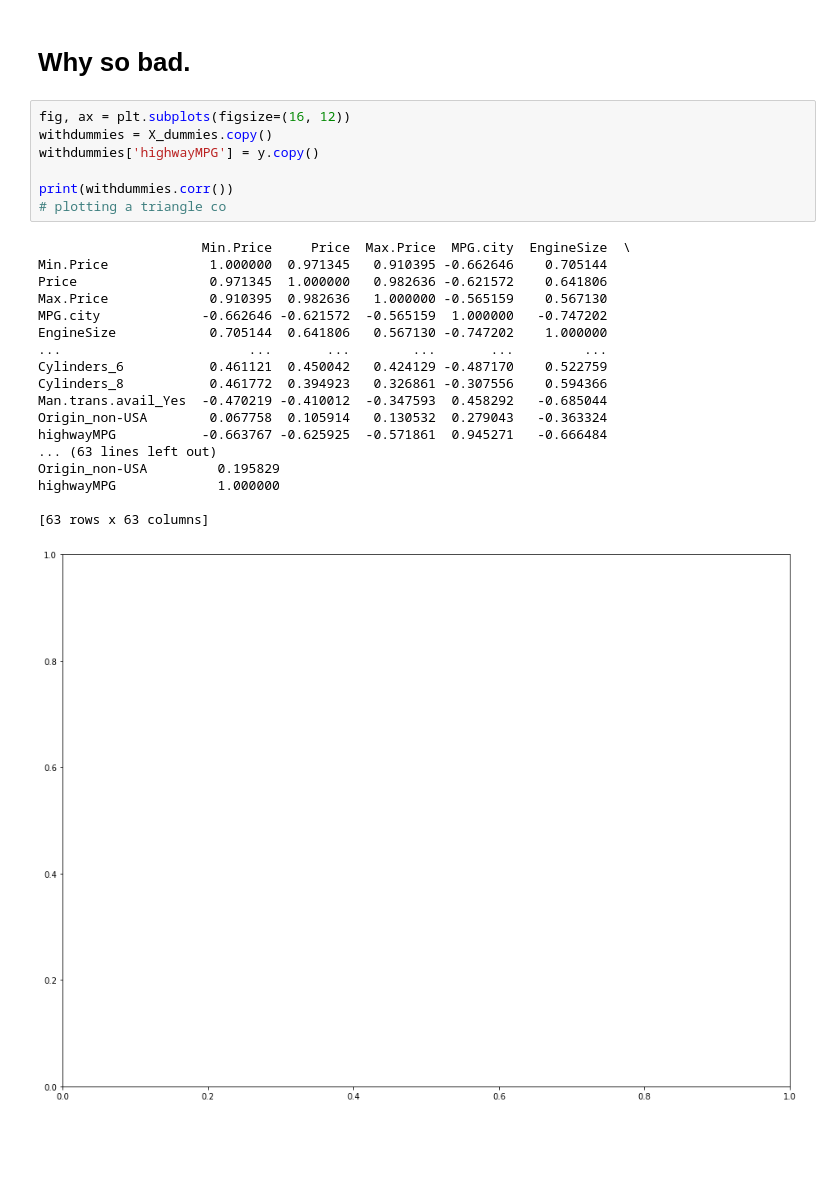
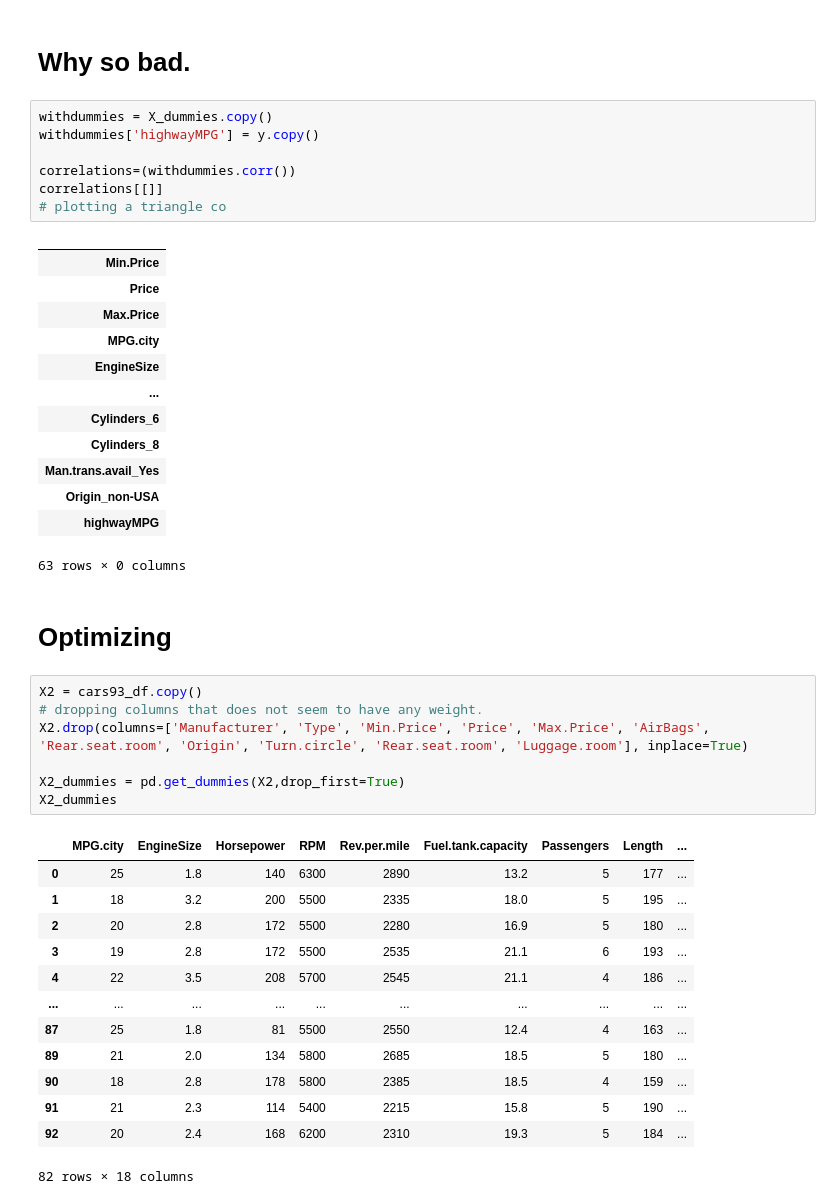
Before and after one commit to tomseeber/multi-linear-regression, a Jupyter notebook: muti-regression.ipynb, the cells around one changed output. Cells and saved outputs as stored; diff of their text form; blank space fills up the shorter version.

```diff
--- a/muti-regression.ipynb
+++ b/muti-regression.ipynb
@@ -426,28 +426,46 @@ Our Equation is y = 15.608668261701137 + ( 23.651 X0 )+
 # %% [markdown]
 # Why so bad.
 # %%
-fig, ax = plt.subplots(figsize=(16, 12))
 withdummies = X_dummies.copy()
 withdummies['highwayMPG'] = y.copy()
 
-print(withdummies.corr())
+correlations=(withdummies.corr())
+correlations[[]]
 # plotting a triangle co
 # %% [output]
+|  |
+| Min.Price |
+| Price |
+| Max.Price |
+| MPG.city |
+| EngineSize |
+| ... |
+| Cylinders_6 |
+| Cylinders_8 |
+| Man.trans.avail_Yes |
+| Origin_non-USA |
+| highwayMPG |
-                     Min.Price     Price  Max.Price  MPG.city  EngineSize  \
-Min.Price             1.000000  0.971345   0.910395 -0.662646    0.705144
-Price                 0.971345  1.000000   0.982636 -0.621572    0.641806
-Max.Price             0.910395  0.982636   1.000000 -0.565159    0.567130
-MPG.city             -0.662646 -0.621572  -0.565159  1.000000   -0.747202
-EngineSize            0.705144  0.641806   0.567130 -0.747202    1.000000
-...                        ...       ...        ...       ...         ...
-Cylinders_6           0.461121  0.450042   0.424129 -0.487170    0.522759
-Cylinders_8           0.461772  0.394923   0.326861 -0.307556    0.594366
-Man.trans.avail_Yes  -0.470219 -0.410012  -0.347593  0.458292   -0.685044
-Origin_non-USA        0.067758  0.105914   0.130532  0.279043   -0.363324
-highwayMPG           -0.663767 -0.625925  -0.571861  0.945271   -0.666484
-... (63 lines left out)
-Origin_non-USA         0.195829
-highwayMPG             1.000000
-
-[63 rows x 63 columns]
+63 rows × 0 columns
-[figure, removed]
+# %% [markdown]
+#  Optimizing
+# %%
+X2 = cars93_df.copy()
+# dropping columns that does not seem to have any weight.
+X2.drop(columns=['Manufacturer', 'Type', 'Min.Price', 'Price', 'Max.Price', 'AirBags', 'Rear.seat.room', 'Origin', 'Turn.circle', 'Rear.seat.room', 'Luggage.room'], inplace=True)
+
+X2_dummies = pd.get_dummies(X2,drop_first=True)
+X2_dummies
+# %% [output]
+|  | MPG.city | EngineSize | Horsepower | RPM | Rev.per.mile | Fuel.tank.capacity | Passengers | Length | ... |
+| 0 | 25 | 1.8 | 140 | 6300 | 2890 | 13.2 | 5 | 177 | ... |
+| 1 | 18 | 3.2 | 200 | 5500 | 2335 | 18.0 | 5 | 195 | ... |
+| 2 | 20 | 2.8 | 172 | 5500 | 2280 | 16.9 | 5 | 180 | ... |
+| 3 | 19 | 2.8 | 172 | 5500 | 2535 | 21.1 | 6 | 193 | ... |
+| 4 | 22 | 3.5 | 208 | 5700 | 2545 | 21.1 | 4 | 186 | ... |
+| ... | ... | ... | ... | ... | ... | ... | ... | ... | ... |
+| 87 | 25 | 1.8 | 81 | 5500 | 2550 | 12.4 | 4 | 163 | ... |
+| 89 | 21 | 2.0 | 134 | 5800 | 2685 | 18.5 | 5 | 180 | ... |
+| 90 | 18 | 2.8 | 178 | 5800 | 2385 | 18.5 | 4 | 159 | ... |
+| 91 | 21 | 2.3 | 114 | 5400 | 2215 | 15.8 | 5 | 190 | ... |
+| 92 | 20 | 2.4 | 168 | 6200 | 2310 | 19.3 | 5 | 184 | ... |
+82 rows × 18 columns
```
Also changed, not shown: parts of 2 cells of this notebook, 2 other files.
